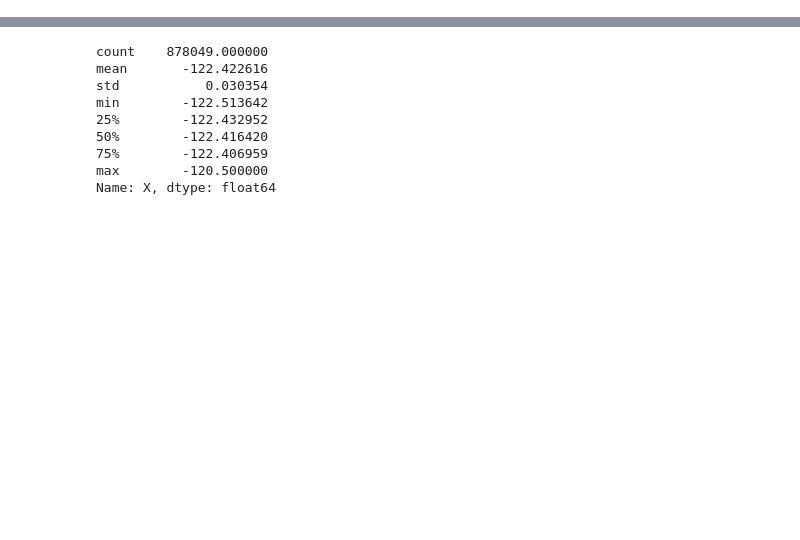
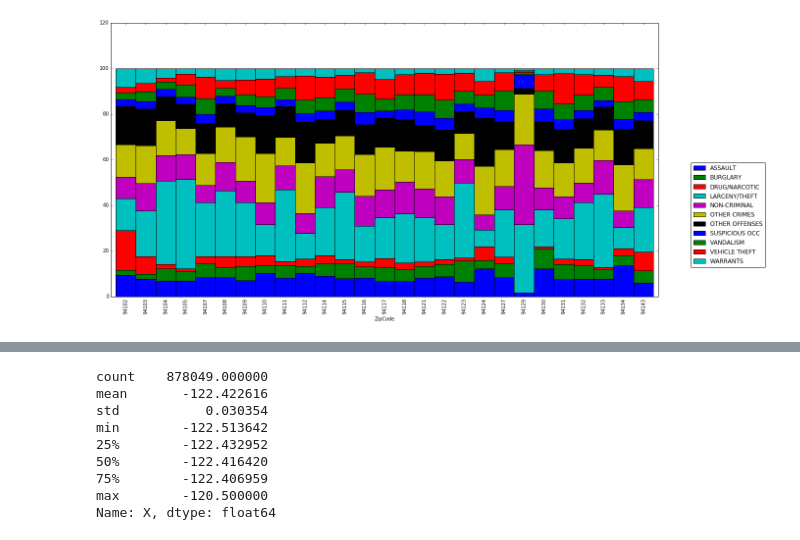
Before and after one commit to akankshasingh7/cmpe297-mlproject, a Jupyter notebook: explore_analyze.ipynb, the cells around one changed output, grey strips where cells are left out. Cells and saved outputs as stored; diff of their text form; code cells hidden in the pictures; blank space fills up the shorter version.

```diff
--- a/explore_analyze.ipynb
+++ b/explore_analyze.ipynb
@@ -58 +26,12 @@ plt.show()
+# %%
+zip_count = sf_crime_locs.groupby(['ZipCode']).size()
+zip_cat_count = sf_crime_locs.groupby(['ZipCode', 'Category_TopN']).size()
+
+zip_cat_pct = zip_cat_count.div(zip_count, level='ZipCode') * 100
+zip_cat_pct.unstack().T.head(2)
+mpl.rcParams['figure.figsize'] = (20.0, 10.0)
+zip_cat_pct.unstack().plot(kind='bar', stacked=True, width=1).legend(bbox_to_anchor=(1.2, 0.5))
+plt.show()
+# %% [output]
+[figure, added]
 # %%
```
Also changed, not shown: parts of 14 cells of this notebook.
